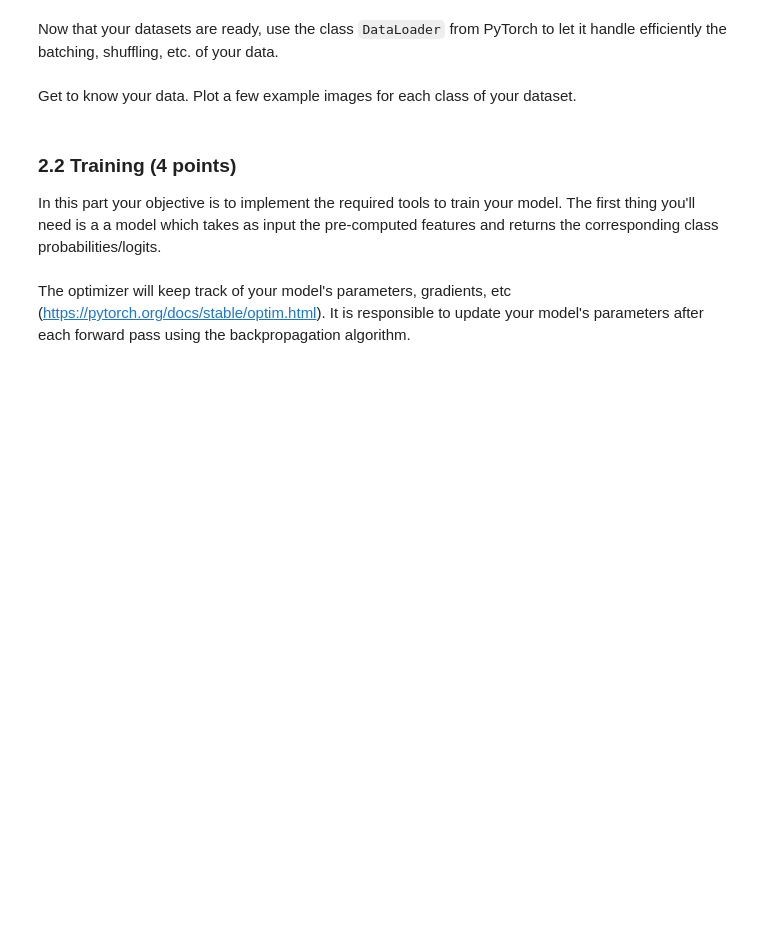
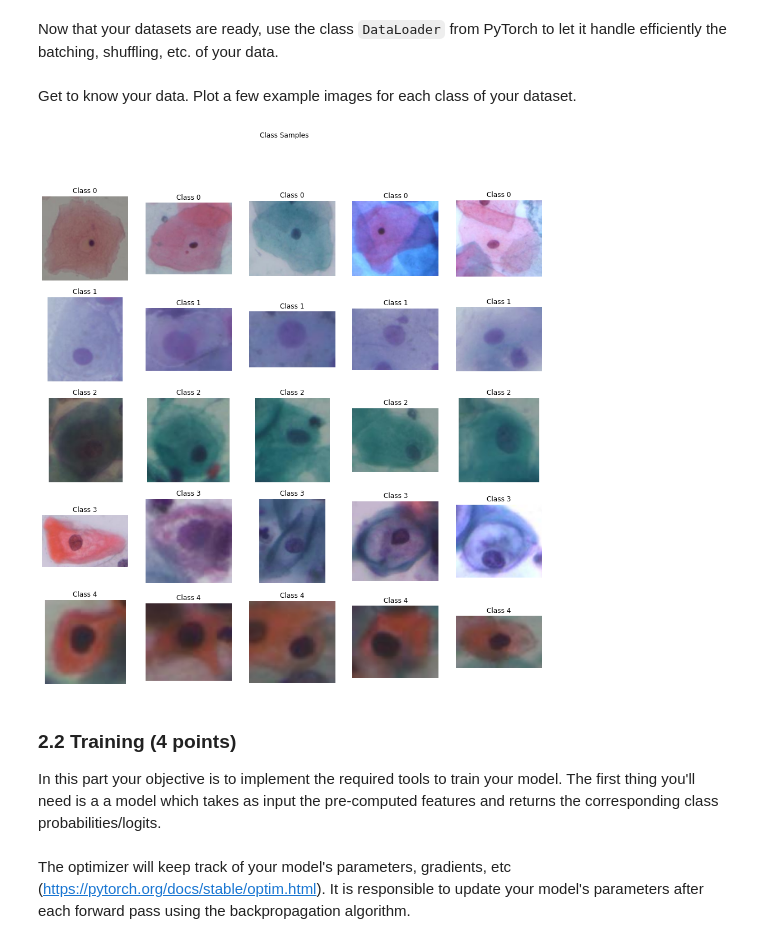
Before and after one commit to beckersven/iapr, a Jupyter notebook: labs/lab_03_classification.ipynb, the cells around one changed output. Drawn from its saved outputs; the diff is of its cells as text; code cells hidden in the pictures; blank space fills up the shorter version.

```diff
--- a/labs/lab_03_classification.ipynb
+++ b/labs/lab_03_classification.ipynb
@@ -328,3 +321,25 @@ im0.show()
+# %%
+# Visualize some training example
+
+folders = ["..\data\lab-03-data\part2\sipakmed_clean\im_Superficial-Intermediate", "..\data\lab-03-data\part2\sipakmed_clean\im_Parabasal",
+           "..\data\lab-03-data\part2\sipakmed_clean\im_Metaplastic", "..\data\lab-03-data\part2\sipakmed_clean\im_Koilocytotic",
+           "..\data\lab-03-data\part2\sipakmed_clean\im_Dyskeratotic"]
+
+image_samples = ["\\001_01.jpg", "\\004_01.jpg", "\\006_02.jpg", "\\011_02.jpg", "\\023_02.jpg"]
+
+fig, ax = plt.subplots(5, 5, figsize=(16, 16))
+
+for i in range(5):
+    for j in range(5):
+        image = Image.open((folders[i]+image_samples[j]), "r")
+        ax[i, j].imshow(image)
+        ax[i, j].set_title("Class " + str(i))
+
+[a.axis('off') for a in ax.ravel()]
+plt.suptitle("Class Samples")
+plt.show()
+# %% [output]
+[figure, added]
 # %% [markdown]
 ### 2.2 Training (4 points)
 In this part your objective is to implement the required tools to train your model. The first thing you'll need is a a model which takes as input the pre-computed features and returns the corresponding class probabilities/logits.
```
Also changed, not shown: parts of 6 cells of this notebook, 1 other file.
